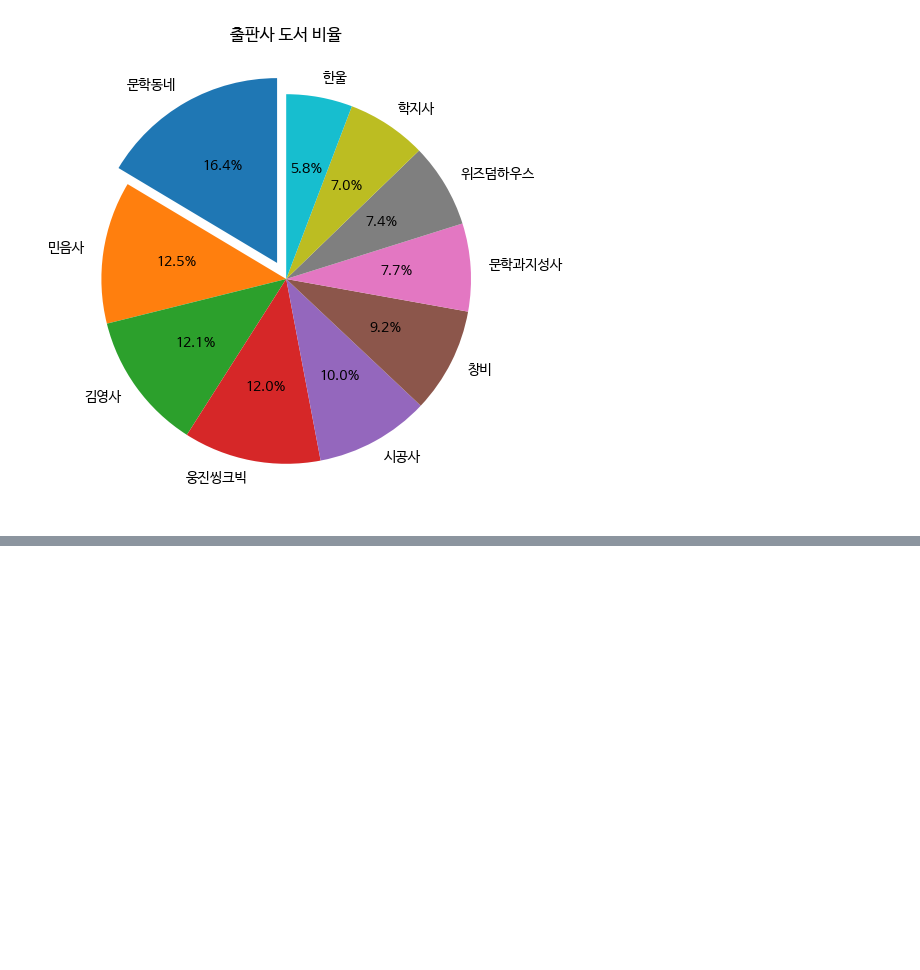
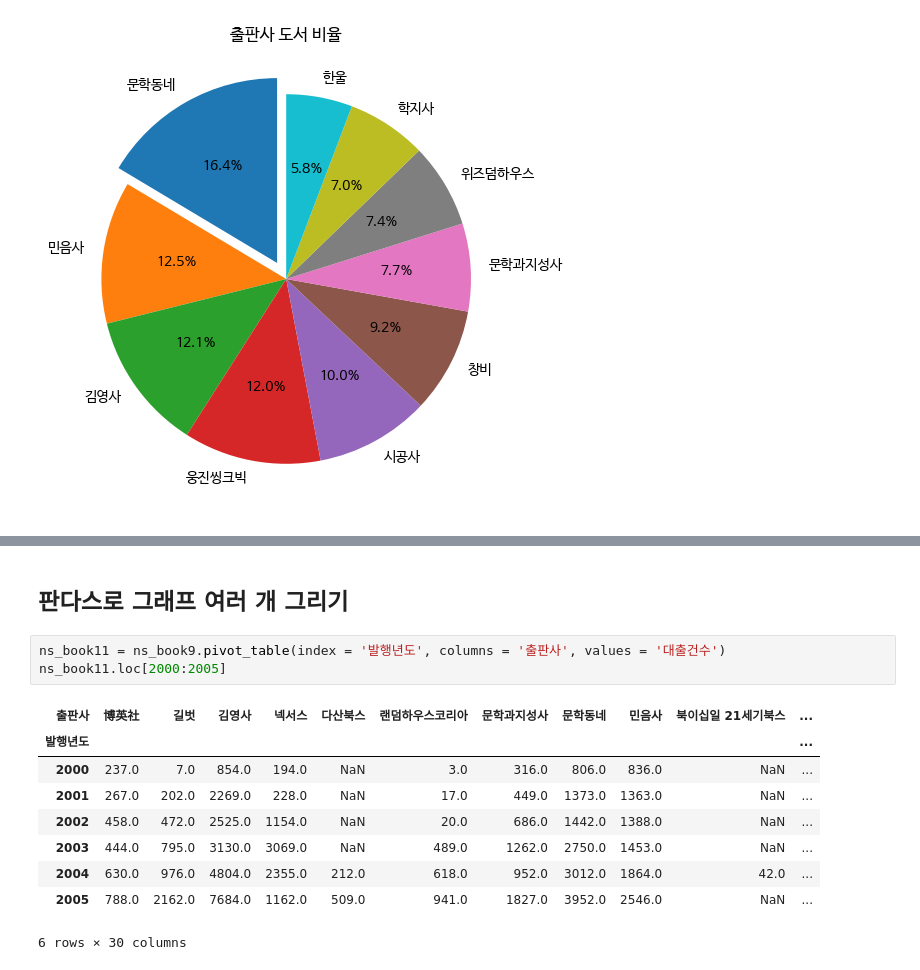
Before and after one commit to Dec32th/PythonStudying, a Jupyter notebook: DataAnalysis/PythonTest_lib_20240125.ipynb, the cells around one changed output, grey strips where cells are left out. Drawn from its saved outputs; the diff is of its cells as text; blank space fills up the shorter version.

```diff
--- a/DataAnalysis/PythonTest_lib_20240125.ipynb
+++ b/DataAnalysis/PythonTest_lib_20240125.ipynb
@@ -239,0 +262,15 @@ fig.colorbar(sc, ax = axes[0,0])
+# %% [markdown]
+## 판다스로 그래프 여러 개 그리기
+# %%
+ns_book11 = ns_book9.pivot_table(index = '발행년도', columns = '출판사', values = '대출건수')
+ns_book11.loc[2000:2005]
+# %% [output]
+| 출판사 | 博英社 | 길벗 | 김영사 | 넥서스 | 다산북스 | 랜덤하우스코리아 | 문학과지성사 | 문학동네 | 민음사 | 북이십일 21세기북스 | ... |
+| 발행년도 |  |  |  |  |  |  |  |  |  |  | ... |
+| 2000 | 237.0 | 7.0 | 854.0 | 194.0 | NaN | 3.0 | 316.0 | 806.0 | 836.0 | NaN | ... |
+| 2001 | 267.0 | 202.0 | 2269.0 | 228.0 | NaN | 17.0 | 449.0 | 1373.0 | 1363.0 | NaN | ... |
+| 2002 | 458.0 | 472.0 | 2525.0 | 1154.0 | NaN | 20.0 | 686.0 | 1442.0 | 1388.0 | NaN | ... |
+| 2003 | 444.0 | 795.0 | 3130.0 | 3069.0 | NaN | 489.0 | 1262.0 | 2750.0 | 1453.0 | NaN | ... |
+| 2004 | 630.0 | 976.0 | 4804.0 | 2355.0 | 212.0 | 618.0 | 952.0 | 3012.0 | 1864.0 | 42.0 | ... |
+| 2005 | 788.0 | 2162.0 | 7684.0 | 1162.0 | 509.0 | 941.0 | 1827.0 | 3952.0 | 2546.0 | NaN | ... |
+6 rows × 30 columns
```
Also changed, not shown: parts of 3 cells of this notebook.
